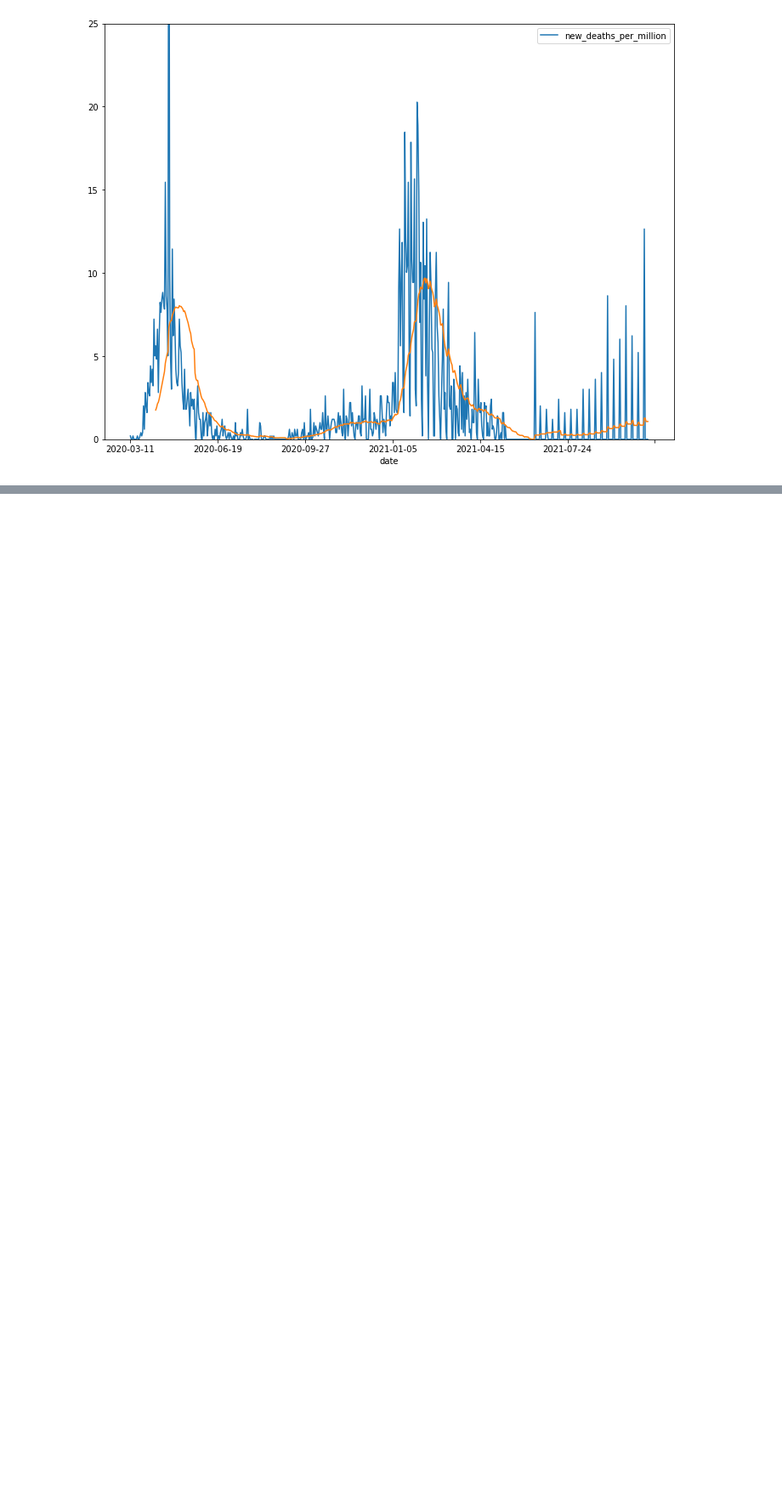
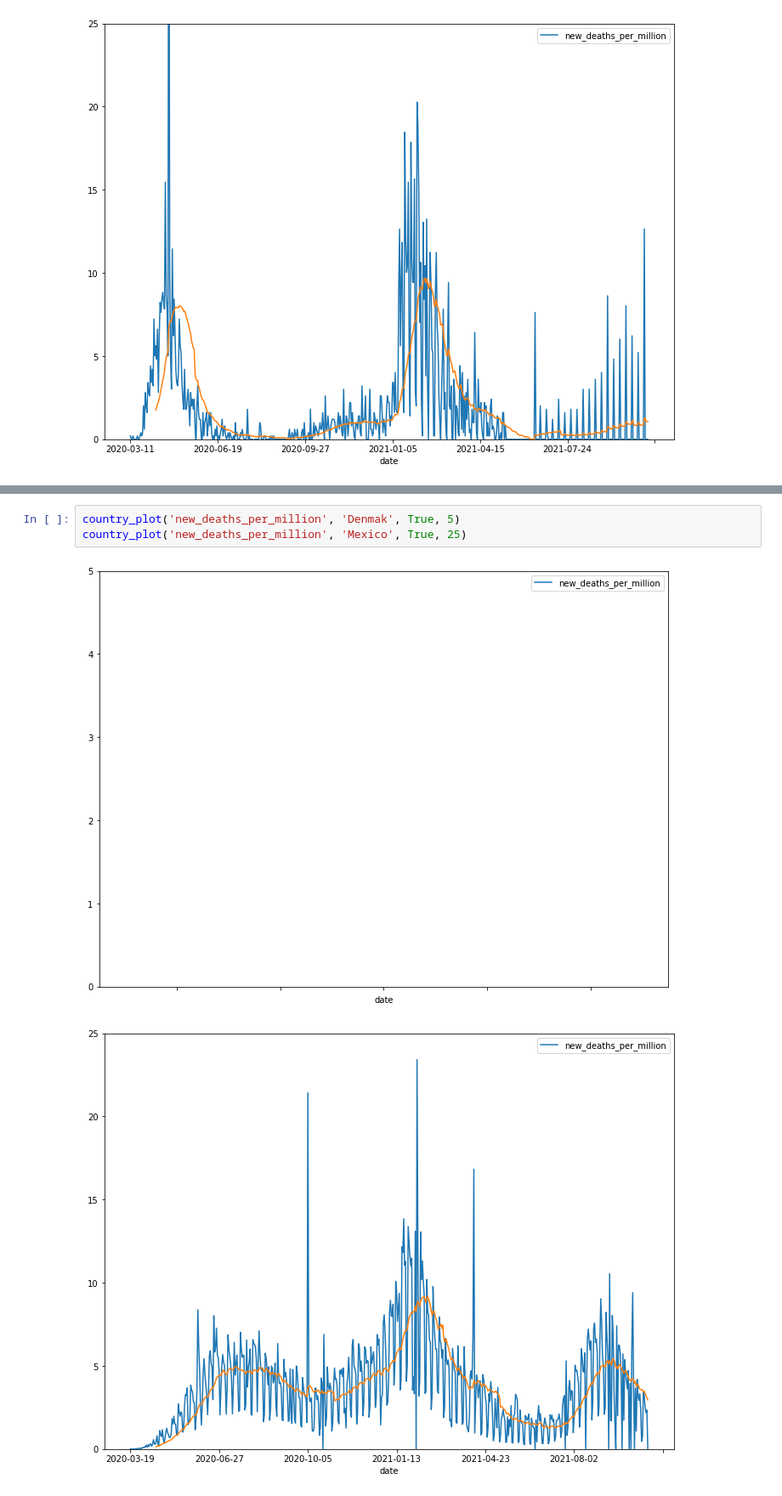
Before and after one commit to ProsperChuks/COVID-19-Data-Analysis, a Jupyter notebook: covid_.ipynb, the cells around one changed output, grey strips where cells are left out. Shown at 85% size. Saved outputs shown, nothing was run; the diff lists cells and outputs as text; blank space fills up the shorter version.

Commit message:
does testing slow death rate

```diff
--- a/covid_.ipynb
+++ b/covid_.ipynb
@@ -66,0 +69,6 @@ country_plot('new_deaths_per_million', 'Ireland', True, 25)
+# %%
+country_plot('new_deaths_per_million', 'Denmak', True, 5)
+country_plot('new_deaths_per_million', 'Mexico', True, 25)
+# %% [output]
+[figure, added]
+[figure, added]
```
Also changed, not shown: parts of 1 cell of this notebook.
